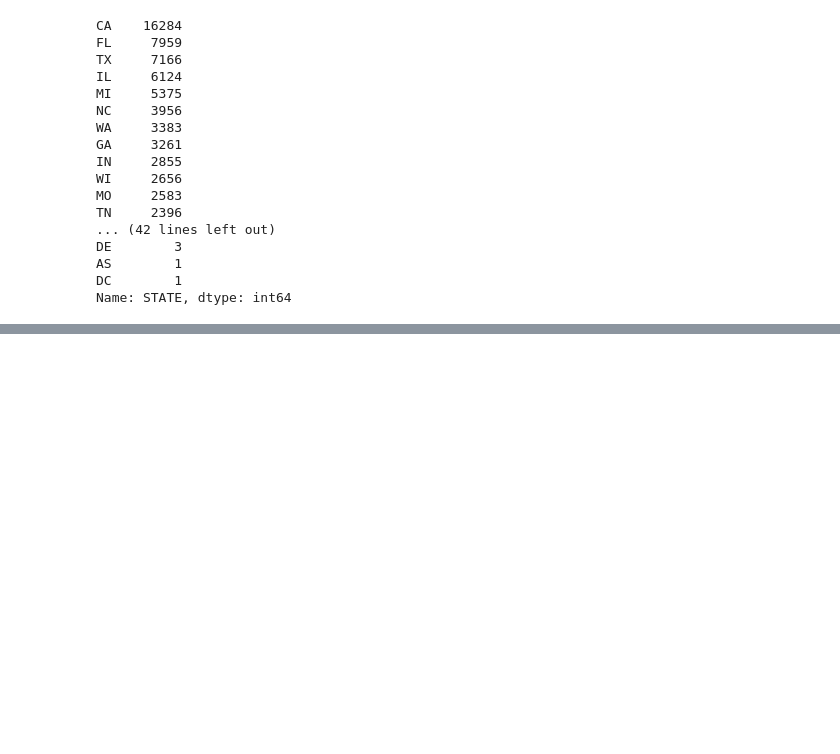
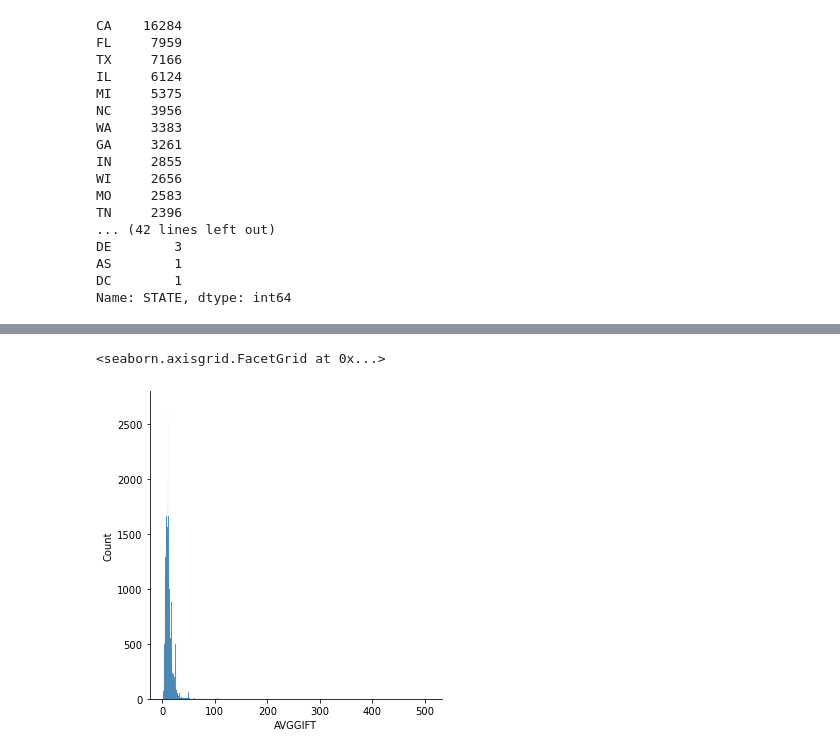
Before and after one commit to SergiGuasch/sergiguasch, a Jupyter notebook: lessons/unit4/DAY3/unit4_edawithmethods.ipynb, the cells around one changed output, grey strips where cells are left out. Saved outputs shown, nothing was run; the diff lists cells and outputs as text; code cells hidden in the pictures; blank space fills up the shorter version.

```diff
--- a/lessons/unit4/DAY3/unit4_edawithmethods.ipynb
+++ b/lessons/unit4/DAY3/unit4_edawithmethods.ipynb
@@ -336,0 +497,5 @@ Name: STATE, dtype: int64
+# %%
+sns.displot(df['AVGGIFT'])
+# %% [output]
+<seaborn.axisgrid.FacetGrid at 0x...>
+[figure, added]
```
Also changed, not shown: parts of 25 cells of this notebook, 5 other files.
